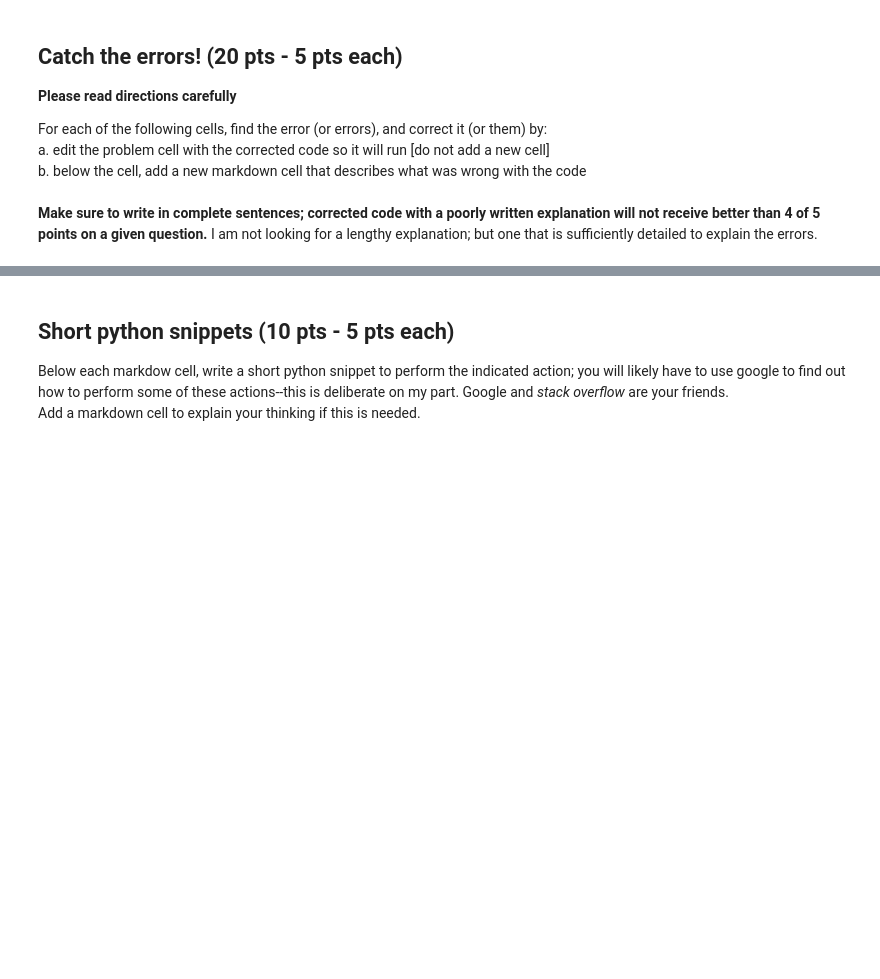
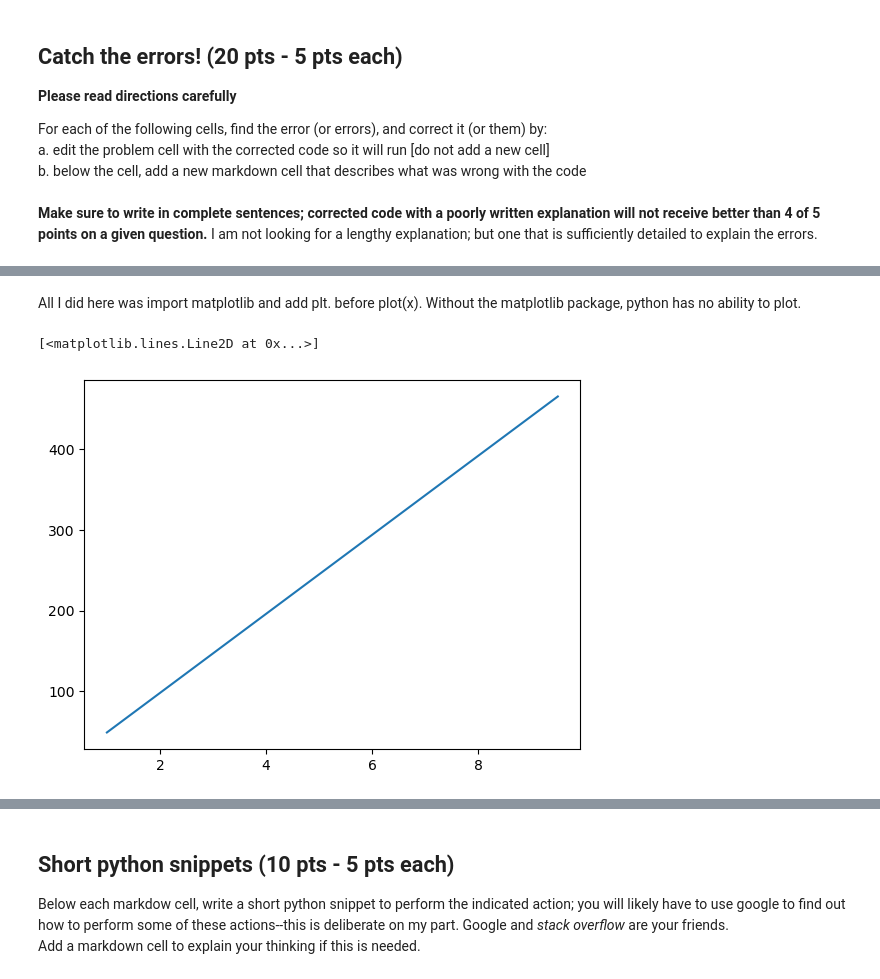
Before and after one commit to LDeGroot-Wooster/CompPhys26, a Jupyter notebook: Labs/LabAssignment4_S26.ipynb, the cells around one changed output, grey strips where cells are left out. Saved outputs shown, nothing was run; the diff lists cells and outputs as text; code cells hidden in the pictures; blank space fills up the shorter version.

```diff
--- a/Labs/LabAssignment4_S26.ipynb
+++ b/Labs/LabAssignment4_S26.ipynb
@@ -25,6 +32,15 @@ plot(x)
+# %% [markdown]
+All I did here was import matplotlib and add plt. before plot(x). Without the matplotlib package, python has no ability to plot.
 # %%
 #2
 # instructions: make a plot of potential energy (E) of a 5 kg object given a range of heights (h) using circle markers
-h = np.arange(1,10,20)
-E = mg*h
+# constants
+m = 5.0
+g = 9.8
+
+h = np.arange(1,10,0.5)
+E = m*g*h
 plt.plot(h,E)
+# %% [output]
+[<matplotlib.lines.Line2D at 0x...>]
+[figure, added]
```
Also changed, not shown: parts of 18 cells of this notebook.
